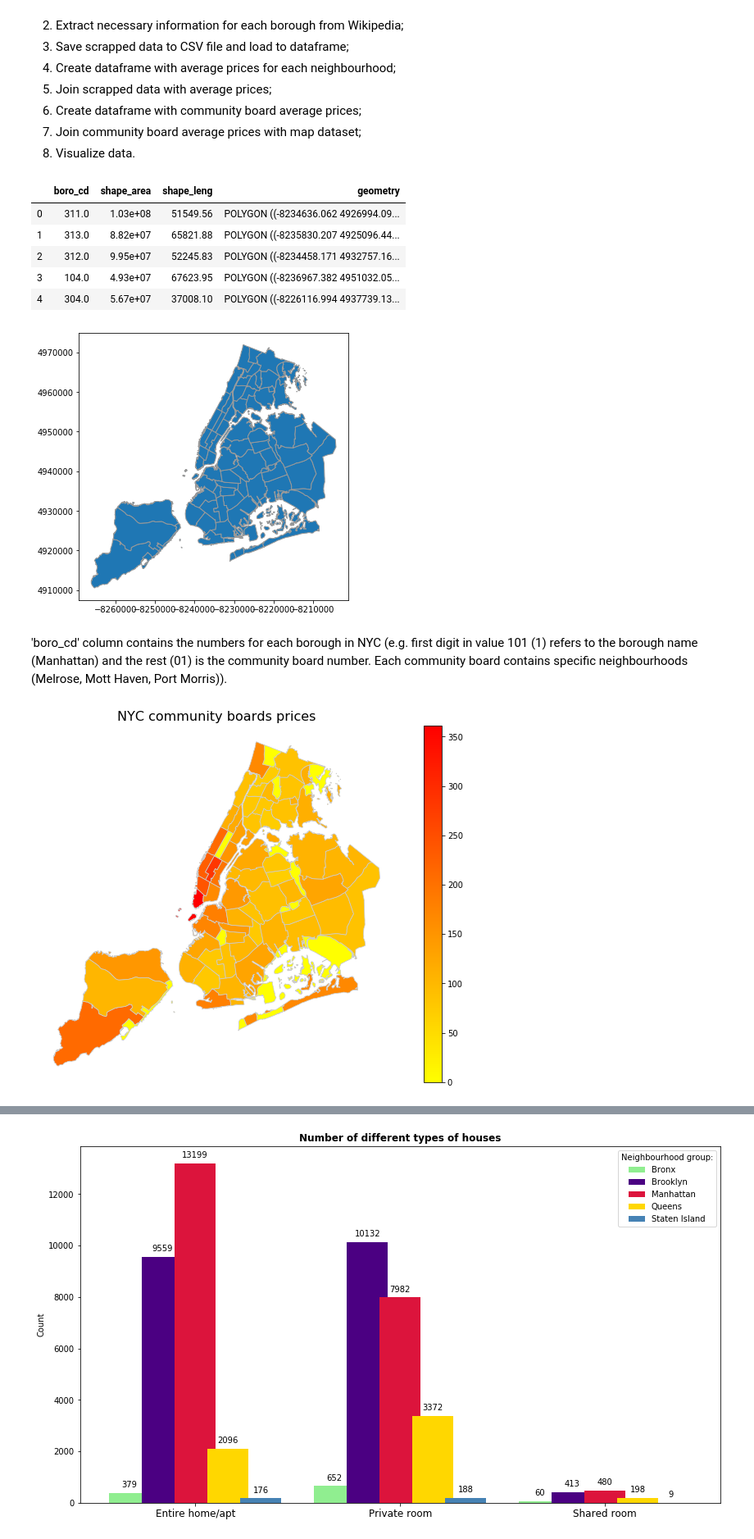
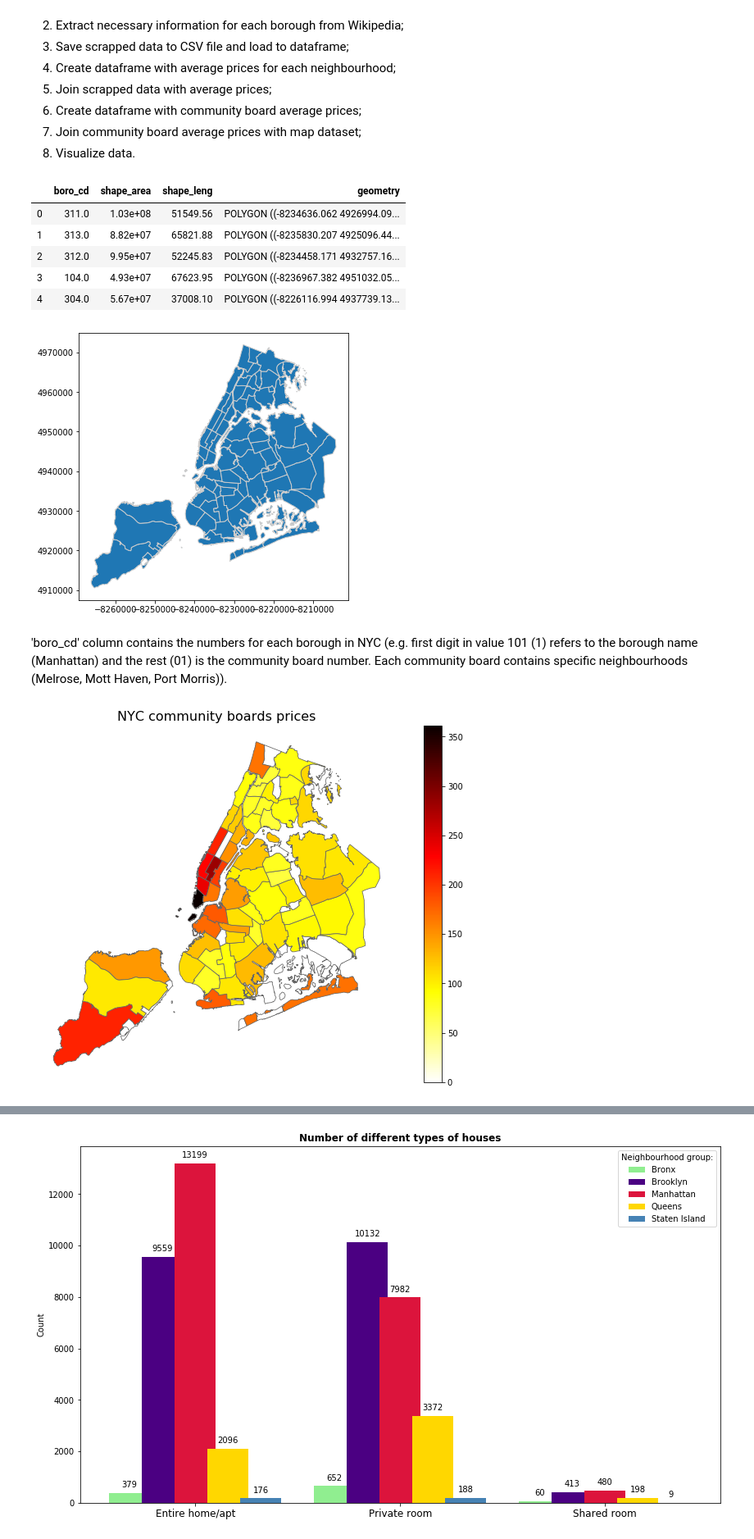
Before and after one commit to mcwilk/NYC_airbnb, a Jupyter notebook: NYC_airbnb_analysis.ipynb, the cells around one changed output, grey strips where cells are left out. Shown at 82% size. Saved outputs shown, nothing was run; the diff lists cells and outputs as text; code cells hidden in the pictures.

```diff
--- a/NYC_airbnb_analysis.ipynb
+++ b/NYC_airbnb_analysis.ipynb
@@ -68,7 +63,7 @@ map_data = gpd.read_file(map_path)
 crs = {'init':'epsg:3395'}
 map_data = map_data.to_crs(crs=crs)
 
-map_data.plot(figsize=(6,6), edgecolor='0.6')
+map_data.plot(figsize=(6,6), edgecolor='0.8')
 save_plot("nyc_clean_map")
 map_data.head()
 # %% [output]
@@ -78,7 +73,7 @@ map_data.head()
 | 2 | 312.0 | 9.95e+07 | 52245.83 | POLYGON ((-8234458.171 4932757.16... |
 | 3 | 104.0 | 4.93e+07 | 67623.95 | POLYGON ((-8236967.382 4951032.05... |
 | 4 | 304.0 | 5.67e+07 | 37008.10 | POLYGON ((-8226116.994 4937739.13... |
-[figure, old version]
+[figure, new version]
 # %% [markdown]
 'boro_cd' column contains the numbers for each borough in NYC (e.g. first digit in value 101 (1) refers to the borough name (Manhattan) and the rest (01) is the community board number. Each community board contains specific neighbourhoods (Melrose, Mott Haven, Port Morris)).
 # %%
@@ -143,16 +138,16 @@ prices_data['avg_price'].fillna(0, inplace=True)
 # %%
 # 8. Visualization
 var = 'avg_price'
 vmin = prices_data['avg_price'].min()
 vmax = prices_data['avg_price'].max()
 
 fig, ax = plt.subplots(1, figsize=(12,8))
-prices_data.plot(column=var, cmap=plt.get_cmap("autumn_r"), linewidth=0.8, ax=ax, edgecolor='0.8', legend=True)
+prices_data.plot(column=var, cmap=plt.get_cmap("hot_r"), linewidth=0.8, ax=ax, edgecolor='0.4', legend=True)
 plt.title("NYC community boards prices", size=16)
 plt.axis('off')
 
-save_plot("nyc_with_prices")
+save_plot("cb_prices")
 
 plt.show()
 # %% [output]
-[figure, old version]
+[figure, new version]
```
Also changed, not shown: parts of 10 cells of this notebook.
